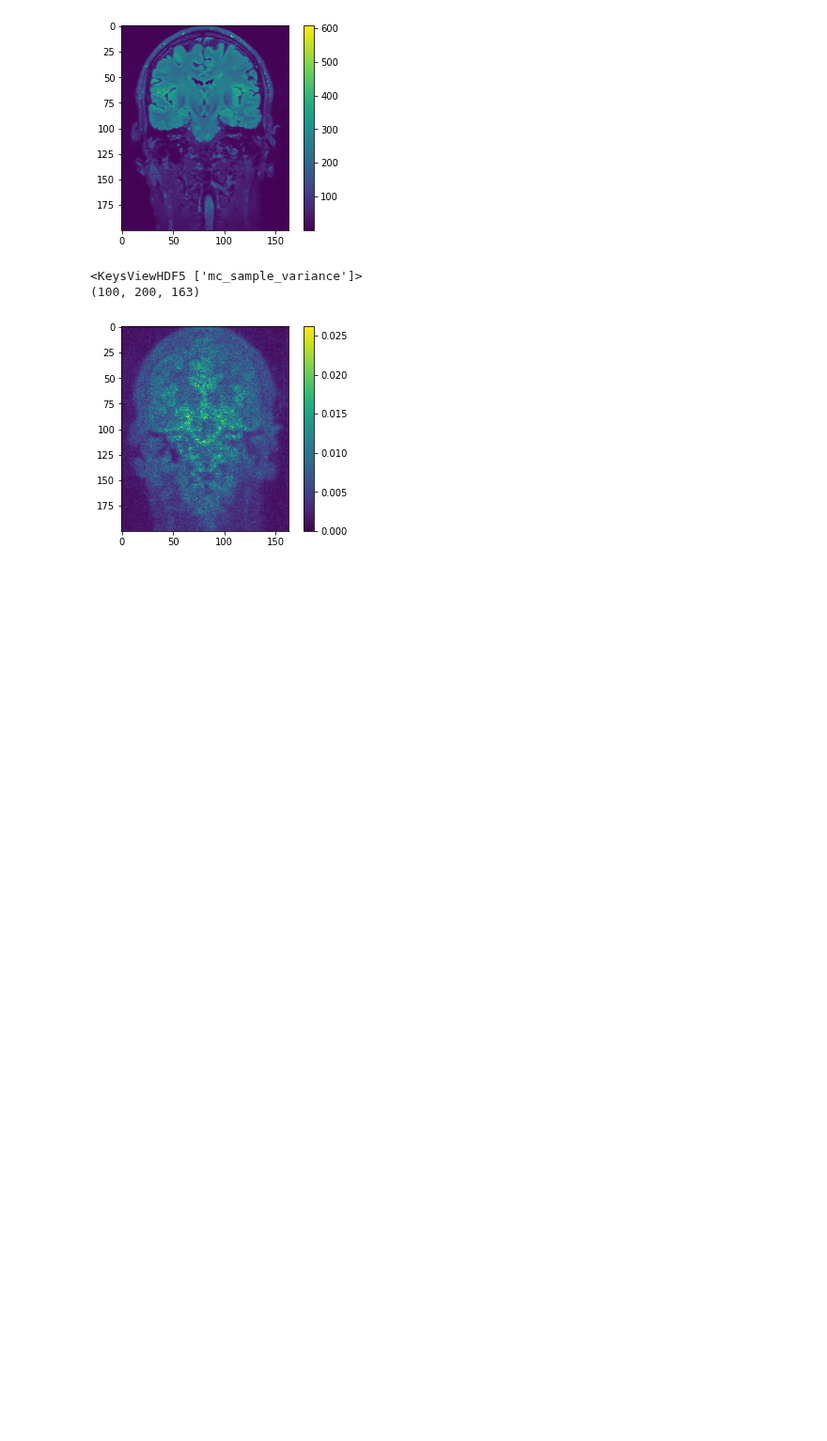
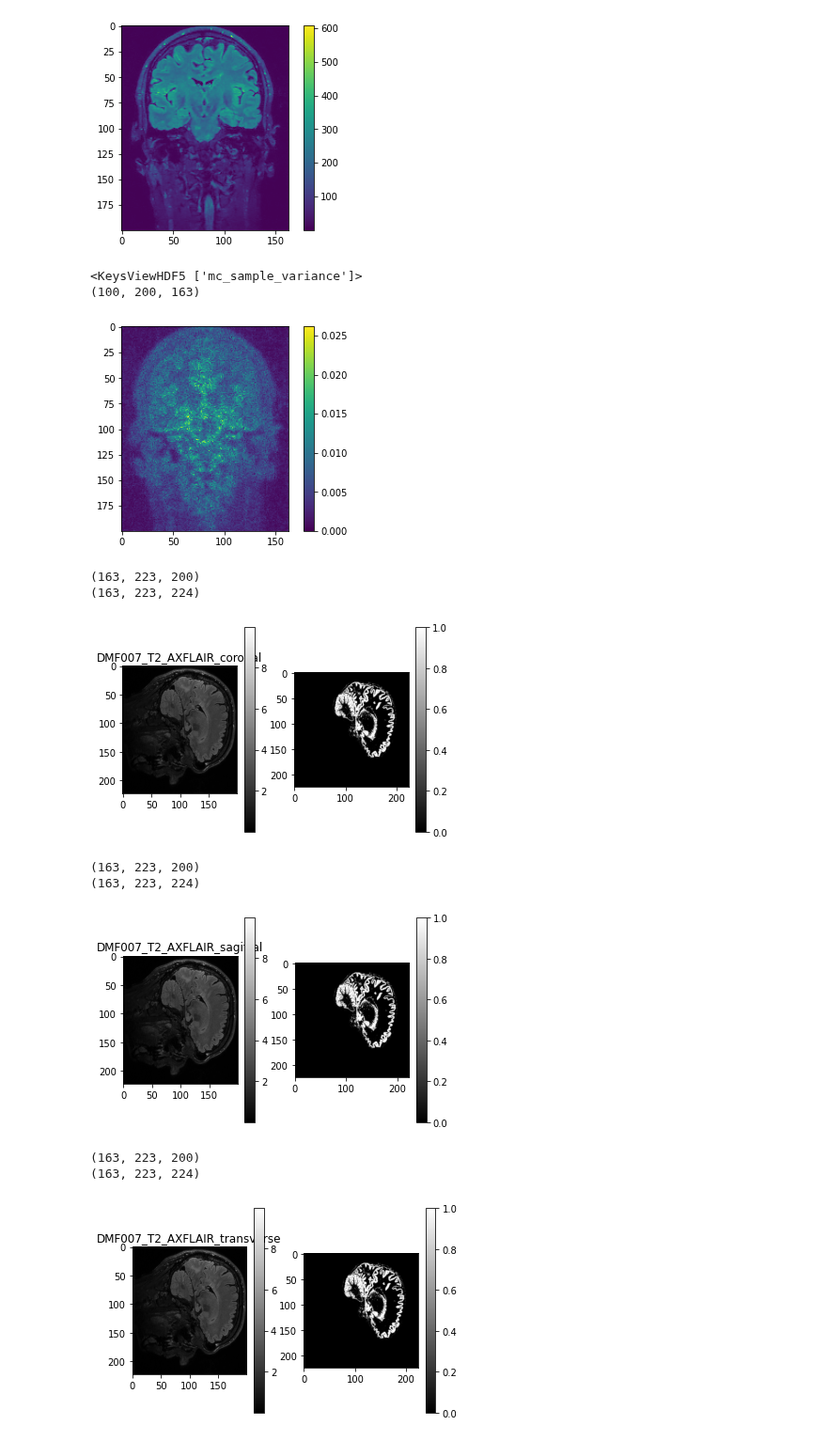
Before and after one commit to LysanderdeJong/RecSeg, a Jupyter notebook: test_ground.ipynb, the cells around one changed output. Shown at 94% size. Cells and saved outputs as stored; diff of their text form; code cells hidden in the pictures; blank space fills up the shorter version.

```diff
--- a/test_ground.ipynb
+++ b/test_ground.ipynb
@@ -341,3 +341,34 @@ plt.show()
 <KeysViewHDF5 ['mc_sample_variance']>
 (100, 200, 163)
 [figure]
+# %%
+import nibabel as nib
+import pathlib
+
+pattern = "/data/projects/tecfidera/data/segmentations/NiftiSegmentations/graymatter/IRIM_Brain-DMF007_T2/FLAIR_graymatter.nii"
+data_path = pathlib.Path("/data/projects/tecfidera/data/results/reconstruction/gt/nifti/")
+files = sorted(data_path.glob("*/*.nii.gz"))
+
+for file in files[:3]:
+    recon = np.array(nib.load(file).dataobj)
+    print(recon.shape)
+    plt.subplot(1, 2, 1)
+    ax = plt.imshow(recon[95], cmap="gray")
+    plt.colorbar(ax)
+    plt.title(f"{str(file).split('/')[-2]}")
+    plt.subplot(1, 2, 2)
+    target_shape = np.array(nib.load(pattern).dataobj)
+    print(target_shape.shape)
+    ax = plt.imshow(target_shape[95], cmap="gray")
+    plt.colorbar(ax)
+    plt.show()
+# %% [output]
+(163, 223, 200)
+(163, 223, 224)
+[figure, added]
+(163, 223, 200)
+(163, 223, 224)
+[figure, added]
+(163, 223, 200)
+(163, 223, 224)
+[figure, added]
```
Also changed, not shown: parts of 2 cells of this notebook, 13 other files.
